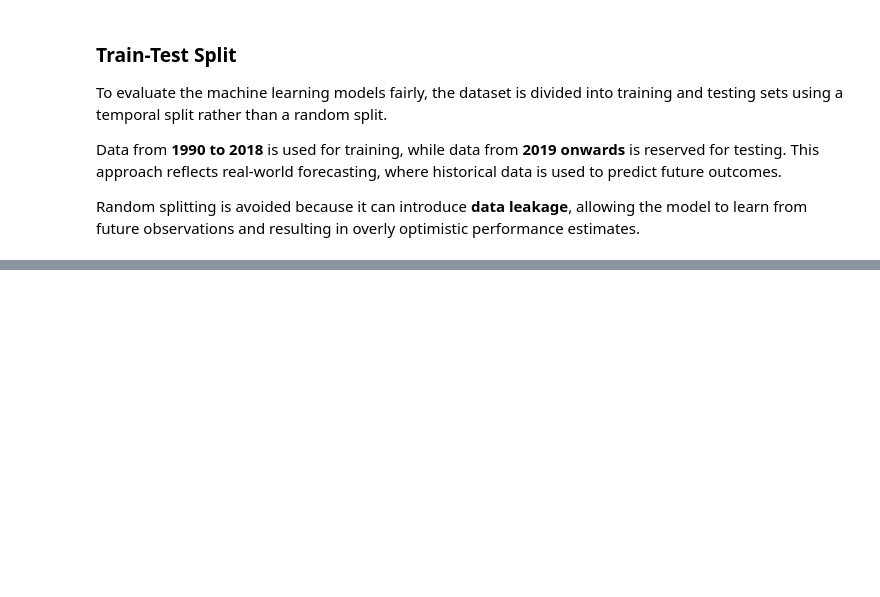
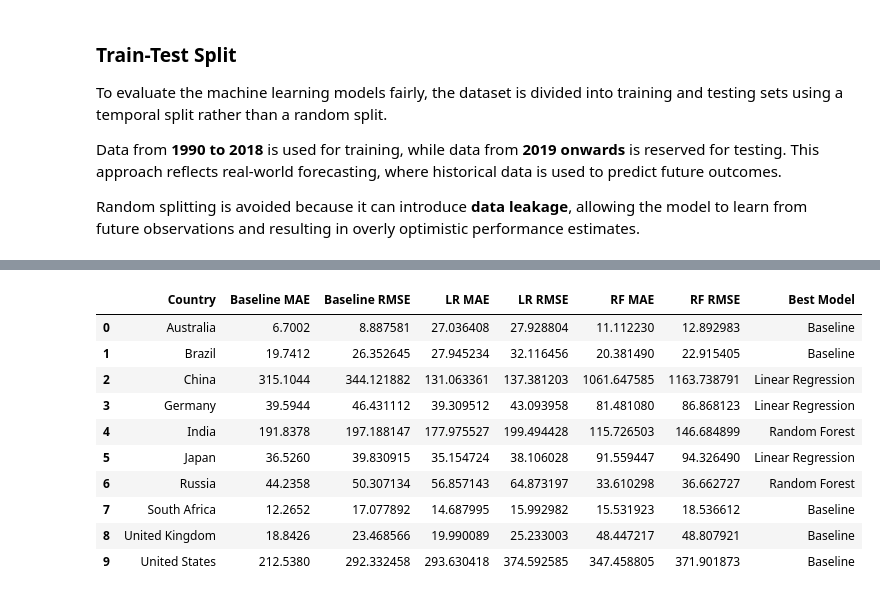
Before and after one commit to neeladrish/GHG-emission-analysis, a Jupyter notebook: WEEK_3_Baseline_ML_Model_Regression.ipynb, the cells around one changed output, grey strips where cells are left out. Saved outputs shown, nothing was run; the diff lists cells and outputs as text; code cells hidden in the pictures; blank space fills up the shorter version.

```diff
--- a/WEEK_3_Baseline_ML_Model_Regression.ipynb
+++ b/WEEK_3_Baseline_ML_Model_Regression.ipynb
@@ -16,0 +567,2 @@ Random splitting is avoided because it can introduce **data leakage**, allowing
+# %%
+y_pred = rf_model.predict(X_country)
@@ -16,0 +690,12 @@ Random splitting is avoided because it can introduce **data leakage**, allowing
+# %%
+comparison_table = baseline_results.merge(
+    lr_results,
+    on="Country"
+)
+
+comparison_table = comparison_table.merge(
+    rf_results,
+    on="Country"
+)
+
+comparison_table
@@ -16,0 +714,34 @@ Random splitting is avoided because it can introduce **data leakage**, allowing
+# %%
+comparison_table["Best Model"] = (
+    comparison_table[
+        [
+            "Baseline MAE",
+            "LR MAE",
+            "RF MAE"
+        ]
+    ]
+    .idxmin(axis=1)
+)
+# %%
+comparison_table["Best Model"] = (
+    comparison_table["Best Model"]
+    .replace({
+        "Baseline MAE": "Baseline",
+        "LR MAE": "Linear Regression",
+        "RF MAE": "Random Forest"
+    })
+)
+
+comparison_table
+# %% [output]
+|  | Country | Baseline MAE | Baseline RMSE | LR MAE | LR RMSE | RF MAE | RF RMSE | Best Model |
+| 0 | Australia | 6.7002 | 8.887581 | 27.036408 | 27.928804 | 11.112230 | 12.892983 | Baseline |
+| 1 | Brazil | 19.7412 | 26.352645 | 27.945234 | 32.116456 | 20.381490 | 22.915405 | Baseline |
+| 2 | China | 315.1044 | 344.121882 | 131.063361 | 137.381203 | 1061.647585 | 1163.738791 | Linear Regression |
+| 3 | Germany | 39.5944 | 46.431112 | 39.309512 | 43.093958 | 81.481080 | 86.868123 | Linear Regression |
+| 4 | India | 191.8378 | 197.188147 | 177.975527 | 199.494428 | 115.726503 | 146.684899 | Random Forest |
+| 5 | Japan | 36.5260 | 39.830915 | 35.154724 | 38.106028 | 91.559447 | 94.326490 | Linear Regression |
+| 6 | Russia | 44.2358 | 50.307134 | 56.857143 | 64.873197 | 33.610298 | 36.662727 | Random Forest |
+| 7 | South Africa | 12.2652 | 17.077892 | 14.687995 | 15.992982 | 15.531923 | 18.536612 | Baseline |
+| 8 | United Kingdom | 18.8426 | 23.468566 | 19.990089 | 25.233003 | 48.447217 | 48.807921 | Baseline |
+| 9 | United States | 212.5380 | 292.332458 | 293.630418 | 374.592585 | 347.458805 | 371.901873 | Baseline |
```
Also changed, not shown: parts of 58 cells of this notebook, 1 other file.
